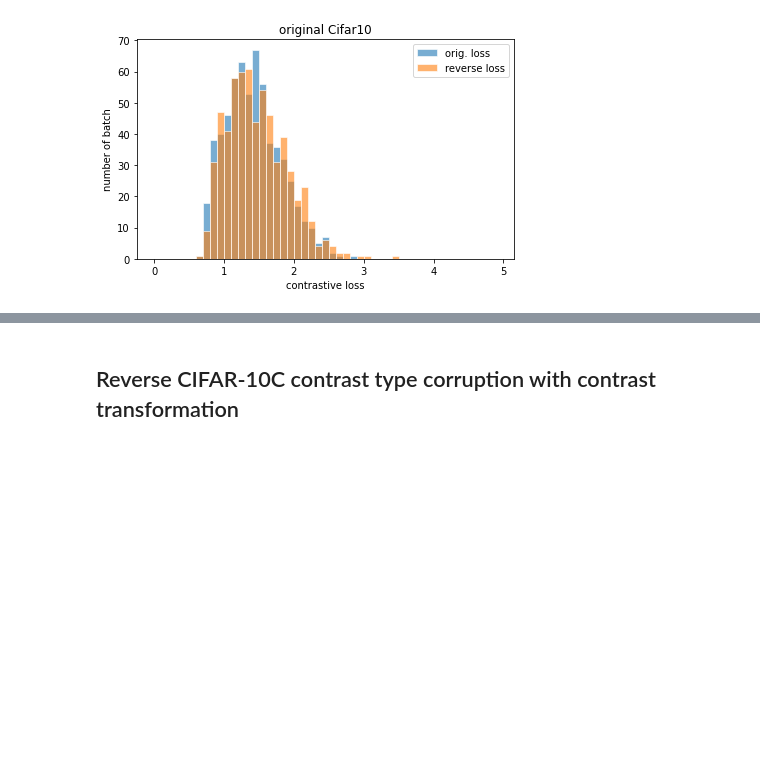
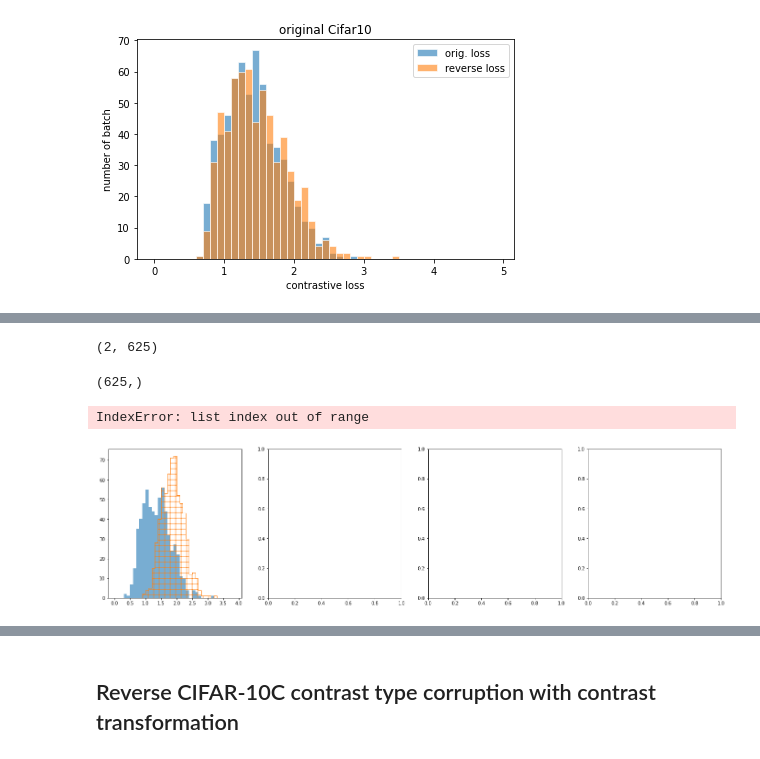
Before and after one commit to yunyuntsai/CVP-Self-Supervised-Convolutional-Visual-Prompt, a Jupyter notebook: Test-time-reversed.ipynb, the cells around one changed output, grey strips where cells are left out. Cells and saved outputs as stored; diff of their text form; code cells hidden in the pictures; blank space fills up the shorter version.

```diff
--- a/Test-time-reversed.ipynb
+++ b/Test-time-reversed.ipynb
@@ -505,2 +553,51 @@ for s in severity:
+# %%
+loss_file_list = ['./loss_histogram/imnetc_gaussian_noise_s',
+                  './loss_histogram/imnetc_defocus_blur_s',
+                 './loss_histogram/imnetc_snow_s',
+                 './loss_histogram/imnetc_contrast_s']
+corruption_name = ['Gaussian Noise', 'Defocus Blur', 'Snow', 'Contrast']
+
+loss_list = np.load('./loss_histogram/imnetc_orig.npy', allow_pickle=True)
+print(loss_list.shape)
+orig_loss = np.round(loss_list[0],2)
+# %% [output]
+(2, 625)
+# %%
+# severity = [1,2,3,4,5]
+hatch_list = ['+', '/', '.', '/',  '/']
+
+fig, axs = plt.subplots(1, 4, figsize=(24, 6))
+for i in range(len(loss_file_list)):
+    corrupt_loss_list = []
+    for s in severity:
+        loss_list = np.load(loss_file_list[i] + str(s) +'.npy', allow_pickle=True)
+        corrupt_loss = np.round(loss_list[0],2)
+        print(corrupt_loss.shape)
+        corrupt_loss_list.append(corrupt_loss)
+        # corr_loss = loss_list[1]
+        # corrupt_reverse_loss = np.round(loss_list[1],2)
+        # print(corrupt_loss.max(), corrupt_loss.min())
+        # print(corr_loss.max(), corr_loss.min())
+#         print(corrupt_reverse_loss.max(), corrupt_reverse_loss.min())
+
+    axs[i].hist(orig_loss, bins=np.arange(40)/10, histtype='stepfilled', alpha = 0.6, label='Original.')
+    for s in [1,3,5]:
+        axs[i].hist(corrupt_loss_list[s-1], bins=np.arange(40)/10, histtype='step' , label=f'Corrupted. Severity:{s}', hatch=hatch_list[s-1])
+#     plt.hist(corrupt_reverse_loss, bins=np.arange(50)/10, edgecolor="white",alpha = 0.6, label='corruption reverse loss')
+    print(corruption_name[i])
+    axs[i].tick_params(axis='both', which='major', labelsize=18)
+    axs[i].set_title(f'{corruption_name[i]}', fontsize=26)
+    axs[i].set_xlabel('Contrastive Loss', fontsize=24)
+
+    if i==0:
+        axs[i].legend(loc='upper left', fontsize=18)
+        axs[i].set_ylabel('Number of Batch', fontsize=24)
+
+plt.tight_layout()
+plt.savefig('./output/imagnetc_loss_histogram.png', dpi=200)
+# %% [output]
+(625,)
+IndexError: list index out of range
+[figure, added]
 # %%
 severity = [1,2,3,4,5]
```
Also changed, not shown: parts of 43 cells of this notebook, 20 other files.
